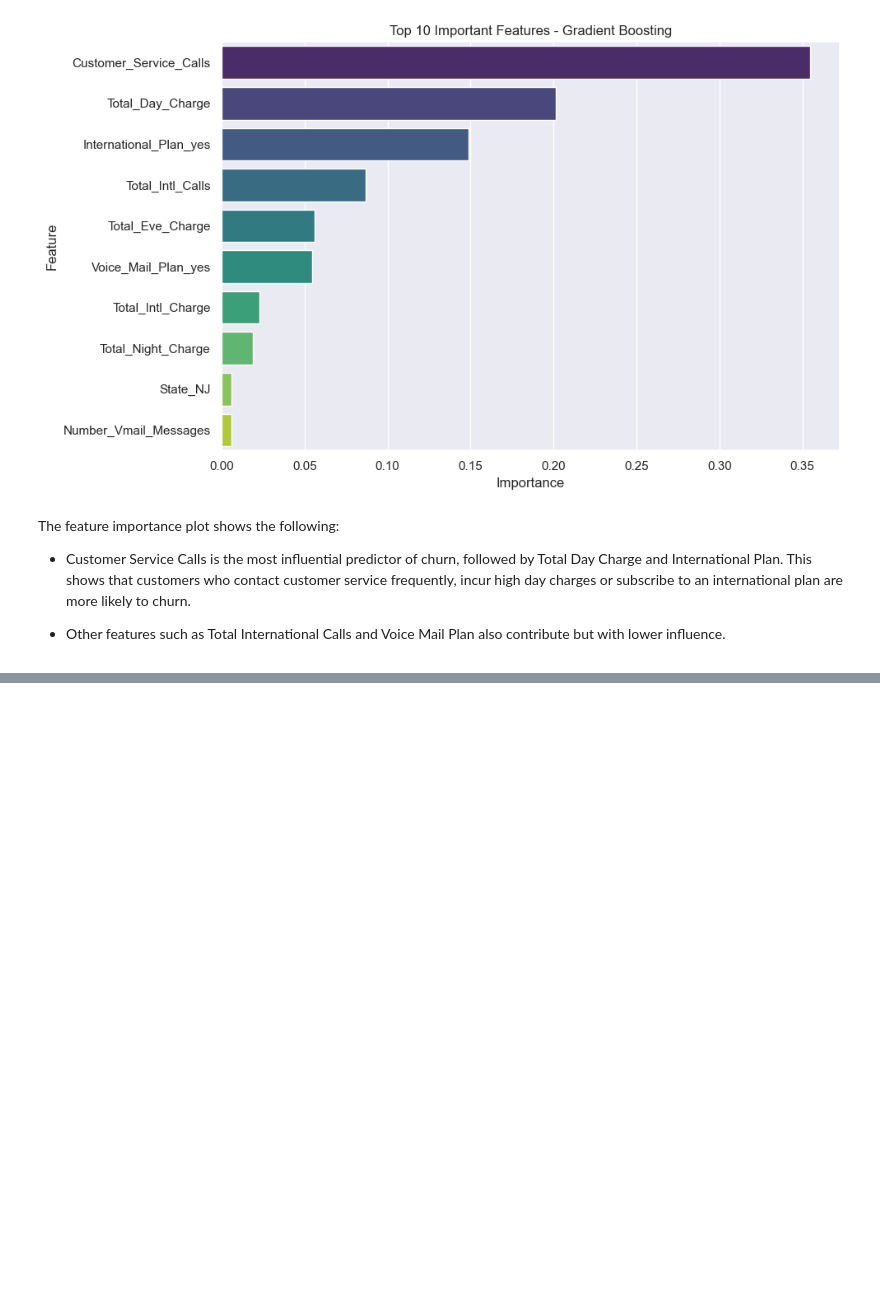
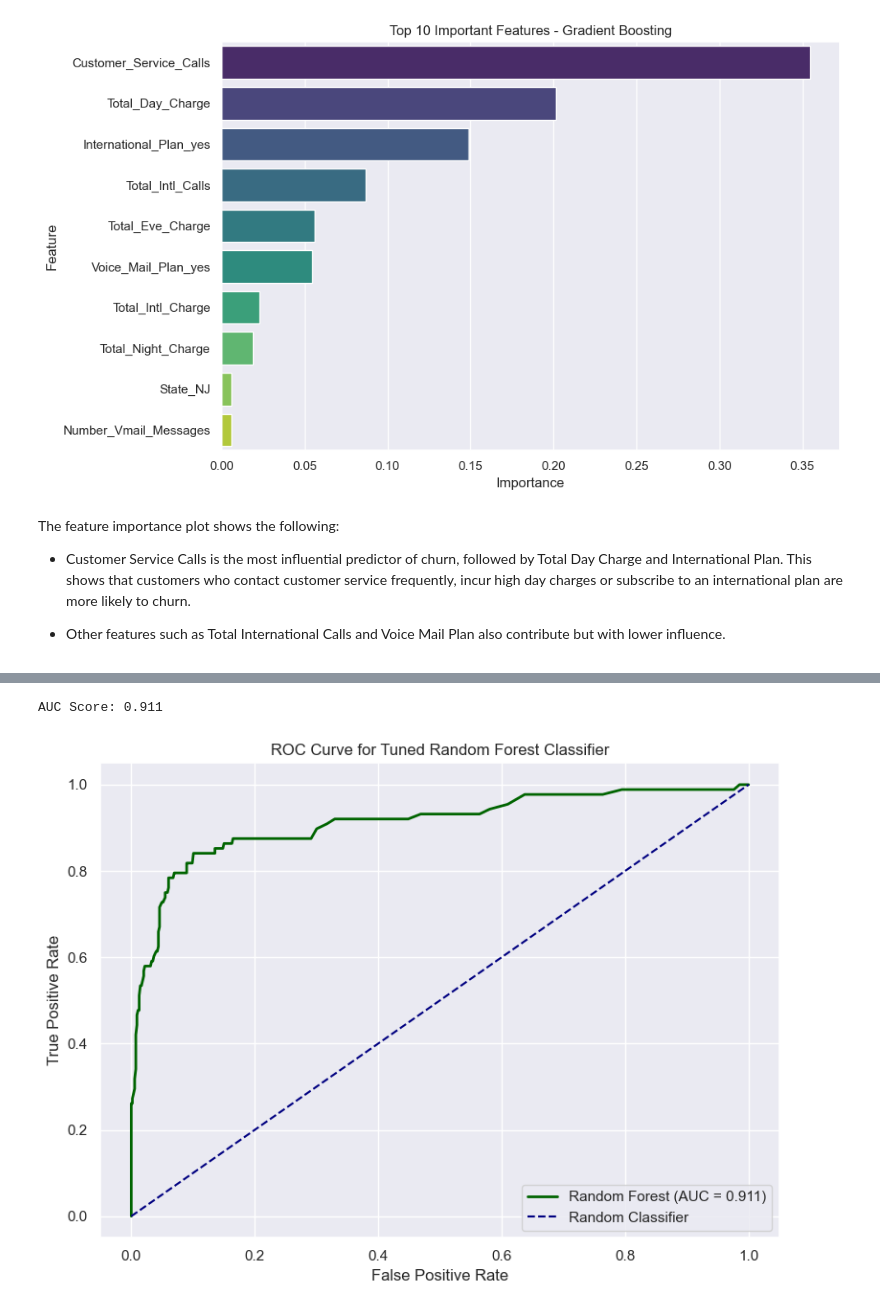
Before and after one commit to Mangelepa/Group5-phase3-project, a Jupyter notebook: phase3 project.ipynb, the cells around one changed output, grey strips where cells are left out. Cells and saved outputs as stored; diff of their text form; code cells hidden in the pictures; blank space fills up the shorter version.

```diff
--- a/phase3 project.ipynb
+++ b/phase3 project.ipynb
@@ -1553,0 +1682,25 @@ From the ROC-AUC computation, the AUC score for the tuned Gradient Boosting clas
+# %%
+# Predict probabilities for the positive class where churn = 1
+y_probs_rf = rf_model_tuned.predict_proba(X_test_scaled)[:, 1]
+
+# Compute the AUC score
+rf_auc_score = roc_auc_score(y_test, y_probs_rf)
+print(f"AUC Score: {rf_auc_score:.3f}")
+
+# Compute ROC curve values
+fpr_rf, tpr_rf, thresholds = roc_curve(y_test, y_probs_rf)
+
+# Plot ROC curve
+plt.figure(figsize=(8, 6))
+plt.plot(fpr_rf, tpr_rf, label=f"Random Forest (AUC = {rf_auc_score:.3f})", color="darkgreen", lw=2)
+plt.plot([0, 1], [0, 1], linestyle="--", color="navy", label="Random Classifier")
+plt.xlabel("False Positive Rate")
+plt.ylabel("True Positive Rate")
+plt.title("ROC Curve for Tuned Random Forest Classifier")
+plt.legend(loc="lower right")
+plt.grid(True)
+plt.tight_layout()
+plt.show()
+# %% [output]
+AUC Score: 0.911
+[figure, added]
```
Also changed, not shown: parts of 24 cells of this notebook, 1 other file.
